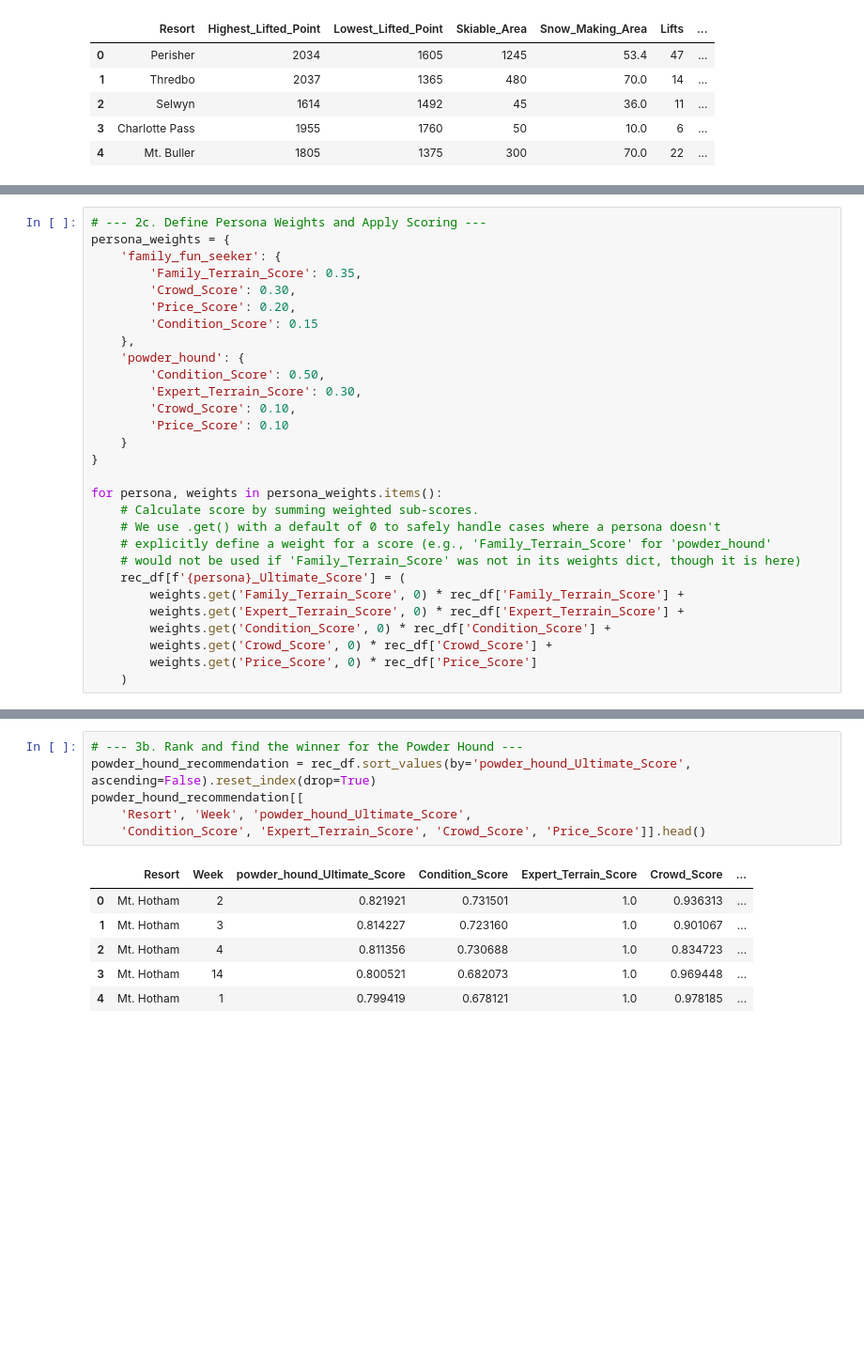
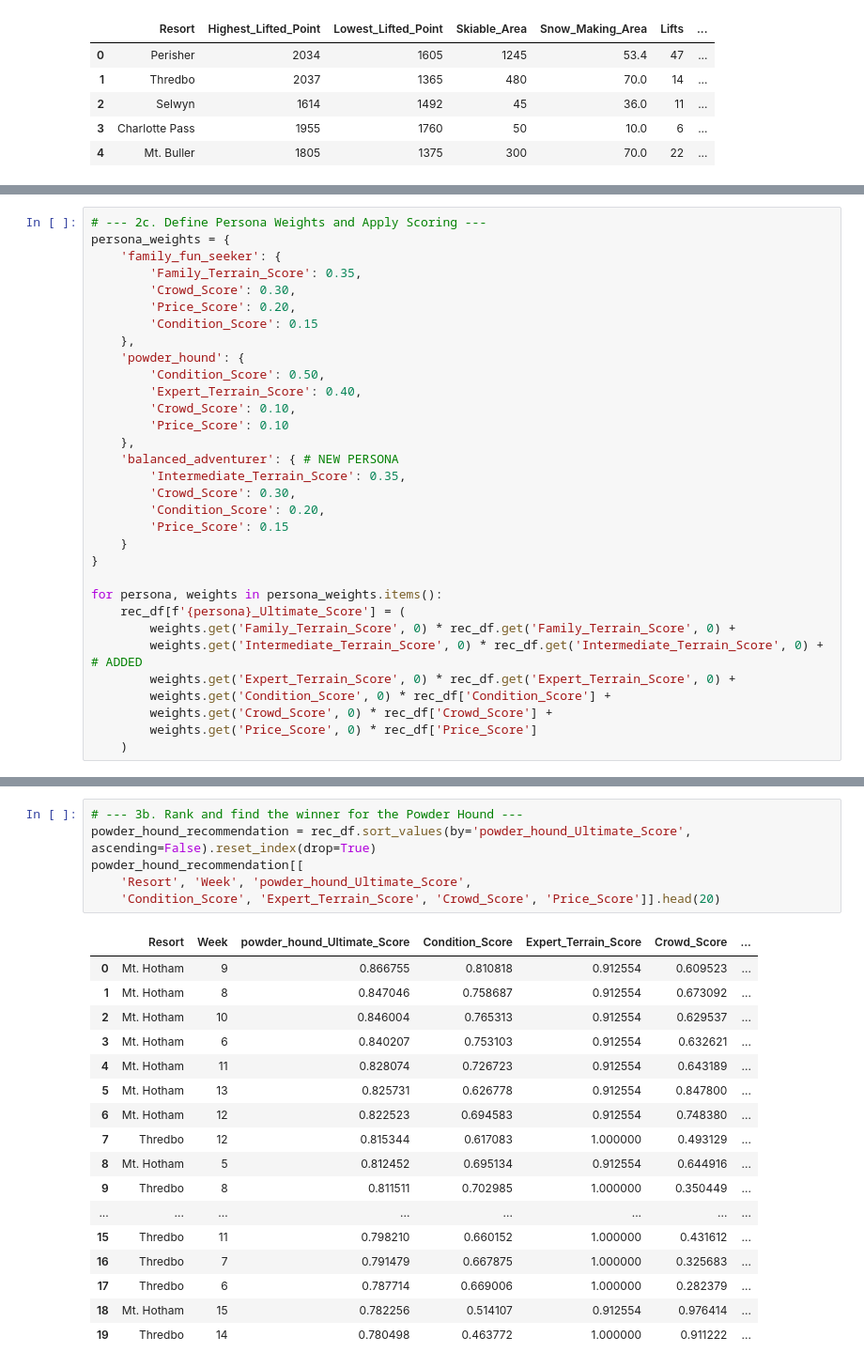
Before and after one commit to vathana-khun/inter-uni-datathon, a Jupyter notebook: recommendation.ipynb, the cells around one changed output, grey strips where cells are left out. Shown at 94% size. Saved outputs shown, nothing was run; the diff lists cells and outputs as text; blank space fills up the shorter version.

Commit message:
added one more person: Balance Adventure

```diff
--- a/recommendation.ipynb
+++ b/recommendation.ipynb
@@ -148,20 +170,23 @@ persona_weights = {
     },
     'powder_hound': {
         'Condition_Score': 0.50,
-        'Expert_Terrain_Score': 0.30,
+        'Expert_Terrain_Score': 0.40,
         'Crowd_Score': 0.10,
         'Price_Score': 0.10
+    },
+    'balanced_adventurer': { # NEW PERSONA
+        'Intermediate_Terrain_Score': 0.35,
+        'Crowd_Score': 0.30,
+        'Condition_Score': 0.20,
+        'Price_Score': 0.15
     }
 }
 
 for persona, weights in persona_weights.items():
-    # Calculate score by summing weighted sub-scores.
-    # We use .get() with a default of 0 to safely handle cases where a persona doesn't
-    # explicitly define a weight for a score (e.g., 'Family_Terrain_Score' for 'powder_hound'
-    # would not be used if 'Family_Terrain_Score' was not in its weights dict, though it is here)
     rec_df[f'{persona}_Ultimate_Score'] = (
-        weights.get('Family_Terrain_Score', 0) * rec_df['Family_Terrain_Score'] +
-        weights.get('Expert_Terrain_Score', 0) * rec_df['Expert_Terrain_Score'] +
+        weights.get('Family_Terrain_Score', 0) * rec_df.get('Family_Terrain_Score', 0) +
+        weights.get('Intermediate_Terrain_Score', 0) * rec_df.get('Intermediate_Terrain_Score', 0) + # ADDED
+        weights.get('Expert_Terrain_Score', 0) * rec_df.get('Expert_Terrain_Score', 0) +
         weights.get('Condition_Score', 0) * rec_df['Condition_Score'] +
         weights.get('Crowd_Score', 0) * rec_df['Crowd_Score'] +
         weights.get('Price_Score', 0) * rec_df['Price_Score']
@@ -193,13 +231,24 @@ family_recommendation[[
 # %%
 # --- 3b. Rank and find the winner for the Powder Hound ---
 powder_hound_recommendation = rec_df.sort_values(by='powder_hound_Ultimate_Score', ascending=False).reset_index(drop=True)
 powder_hound_recommendation[[
     'Resort', 'Week', 'powder_hound_Ultimate_Score',
-    'Condition_Score', 'Expert_Terrain_Score', 'Crowd_Score', 'Price_Score']].head()
+    'Condition_Score', 'Expert_Terrain_Score', 'Crowd_Score', 'Price_Score']].head(20)
 # %% [output]
 |  | Resort | Week | powder_hound_Ultimate_Score | Condition_Score | Expert_Terrain_Score | Crowd_Score | ... |
-| 0 | Mt. Hotham | 2 | 0.821921 | 0.731501 | 1.0 | 0.936313 | ... |
-| 1 | Mt. Hotham | 3 | 0.814227 | 0.723160 | 1.0 | 0.901067 | ... |
-| 2 | Mt. Hotham | 4 | 0.811356 | 0.730688 | 1.0 | 0.834723 | ... |
-| 3 | Mt. Hotham | 14 | 0.800521 | 0.682073 | 1.0 | 0.969448 | ... |
-| 4 | Mt. Hotham | 1 | 0.799419 | 0.678121 | 1.0 | 0.978185 | ... |
+| 0 | Mt. Hotham | 9 | 0.866755 | 0.810818 | 0.912554 | 0.609523 | ... |
+| 1 | Mt. Hotham | 8 | 0.847046 | 0.758687 | 0.912554 | 0.673092 | ... |
+| 2 | Mt. Hotham | 10 | 0.846004 | 0.765313 | 0.912554 | 0.629537 | ... |
+| 3 | Mt. Hotham | 6 | 0.840207 | 0.753103 | 0.912554 | 0.632621 | ... |
+| 4 | Mt. Hotham | 11 | 0.828074 | 0.726723 | 0.912554 | 0.643189 | ... |
+| 5 | Mt. Hotham | 13 | 0.825731 | 0.626778 | 0.912554 | 0.847800 | ... |
+| 6 | Mt. Hotham | 12 | 0.822523 | 0.694583 | 0.912554 | 0.748380 | ... |
+| 7 | Thredbo | 12 | 0.815344 | 0.617083 | 1.000000 | 0.493129 | ... |
+| 8 | Mt. Hotham | 5 | 0.812452 | 0.695134 | 0.912554 | 0.644916 | ... |
+| 9 | Thredbo | 8 | 0.811511 | 0.702985 | 1.000000 | 0.350449 | ... |
+| ... | ... | ... | ... | ... | ... | ... | ... |
+| 15 | Thredbo | 11 | 0.798210 | 0.660152 | 1.000000 | 0.431612 | ... |
+| 16 | Thredbo | 7 | 0.791479 | 0.667875 | 1.000000 | 0.325683 | ... |
+| 17 | Thredbo | 6 | 0.787714 | 0.669006 | 1.000000 | 0.282379 | ... |
+| 18 | Mt. Hotham | 15 | 0.782256 | 0.514107 | 0.912554 | 0.976414 | ... |
+| 19 | Thredbo | 14 | 0.780498 | 0.463772 | 1.000000 | 0.911222 | ... |
```
Also changed, not shown: parts of 5 cells of this notebook.
